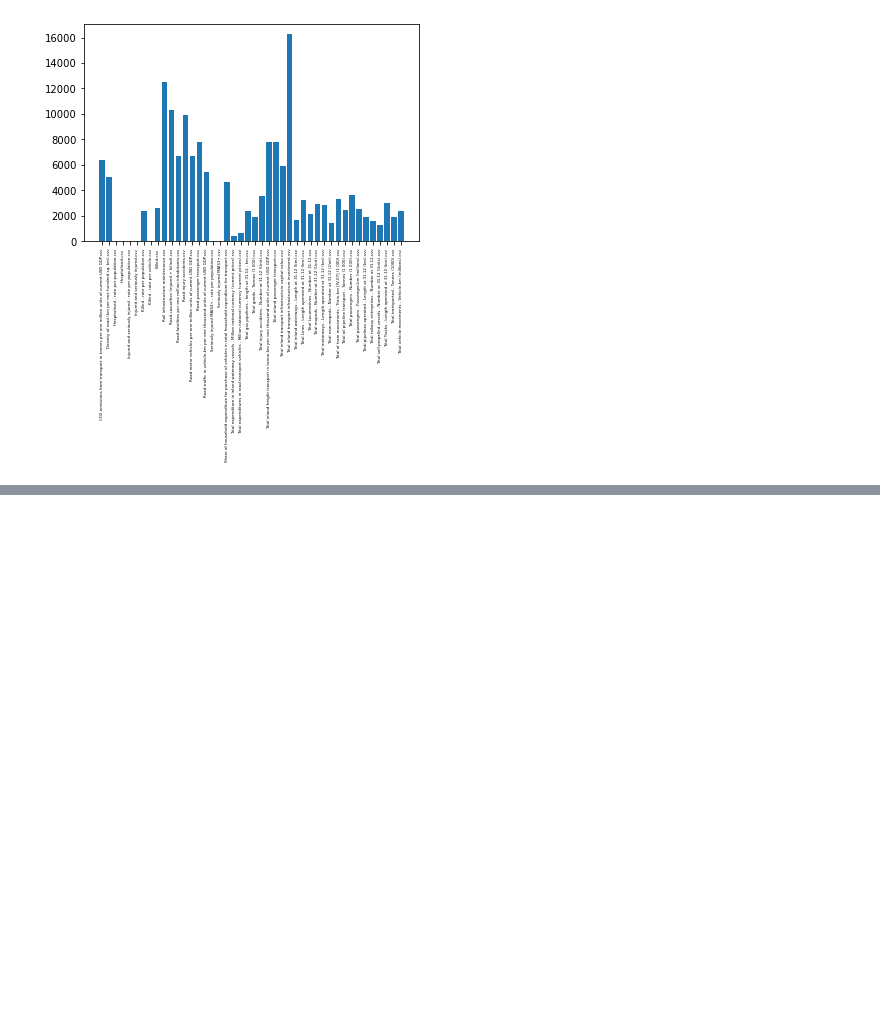
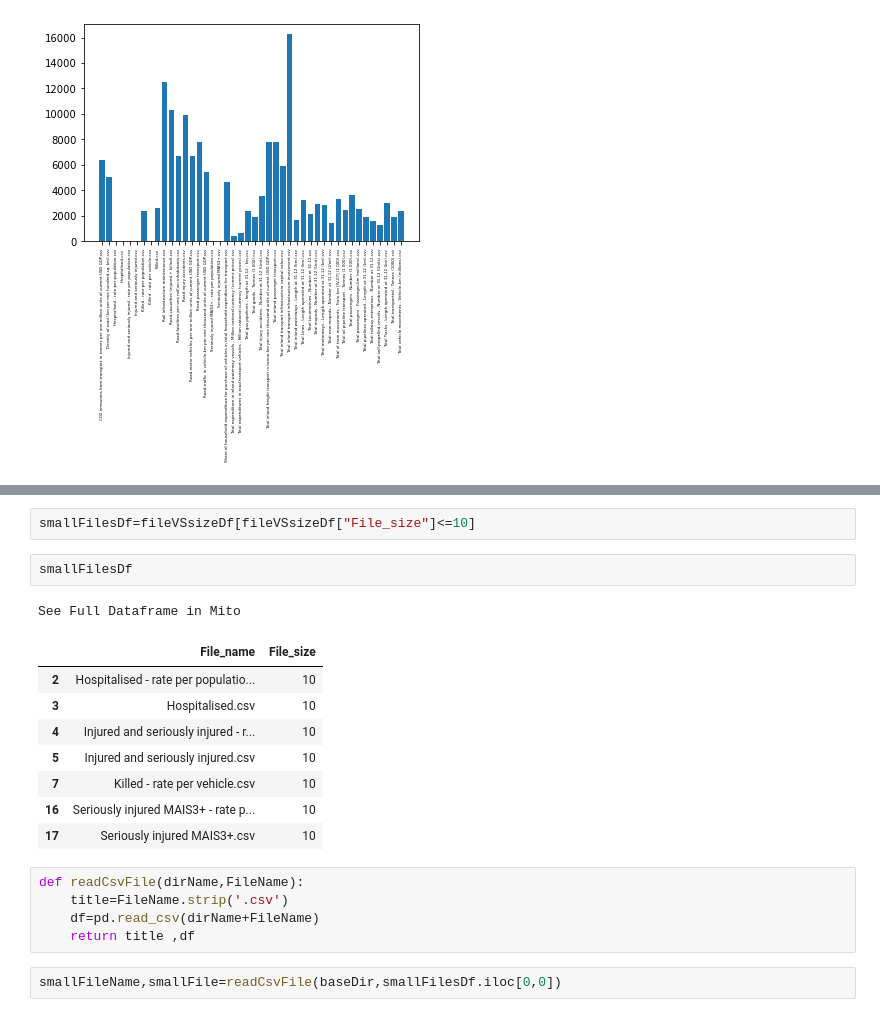
Before and after one commit to zeevSozin/data-science-project, a Jupyter notebook: dataGatherring.ipynb, the cells around one changed output, grey strips where cells are left out. Saved outputs shown, nothing was run; the diff lists cells and outputs as text; blank space fills up the shorter version.

```diff
--- a/dataGatherring.ipynb
+++ b/dataGatherring.ipynb
@@ -51,0 +64,21 @@ plt.bar(x,y)
+# %%
+smallFilesDf=fileVSsizeDf[fileVSsizeDf["File_size"]<=10]
+# %%
+smallFilesDf
+# %% [output]
+See Full Dataframe in Mito
+|  | File_name | File_size |
+| 2 | Hospitalised - rate per populatio... | 10 |
+| 3 | Hospitalised.csv | 10 |
+| 4 | Injured and seriously injured - r... | 10 |
+| 5 | Injured and seriously injured.csv | 10 |
+| 7 | Killed - rate per vehicle.csv | 10 |
+| 16 | Seriously injured MAIS3+ - rate p... | 10 |
+| 17 | Seriously injured MAIS3+.csv | 10 |
+# %%
+def readCsvFile(dirName,FileName):
+    title=FileName.strip('.csv')
+    df=pd.read_csv(dirName+FileName)
+    return title ,df
+# %%
+smallFileName,smallFile=readCsvFile(baseDir,smallFilesDf.iloc[0,0])
```
Also changed, not shown: parts of 20 cells of this notebook.
